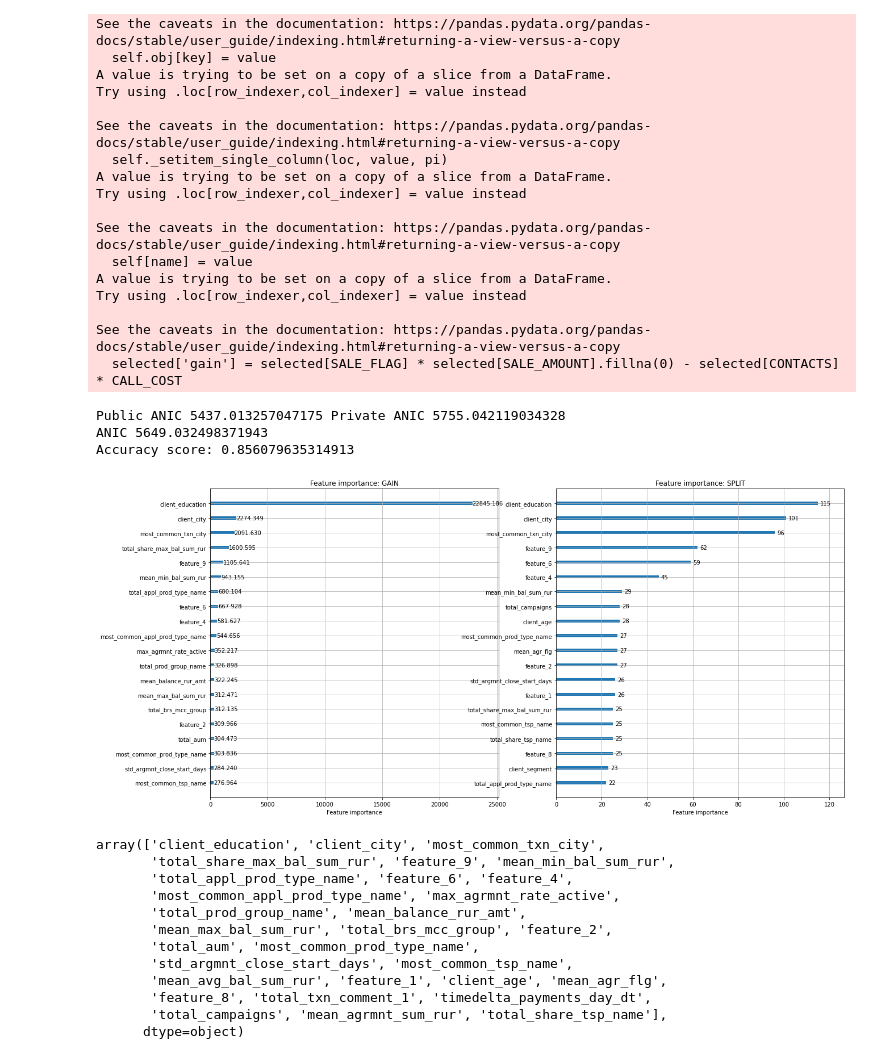
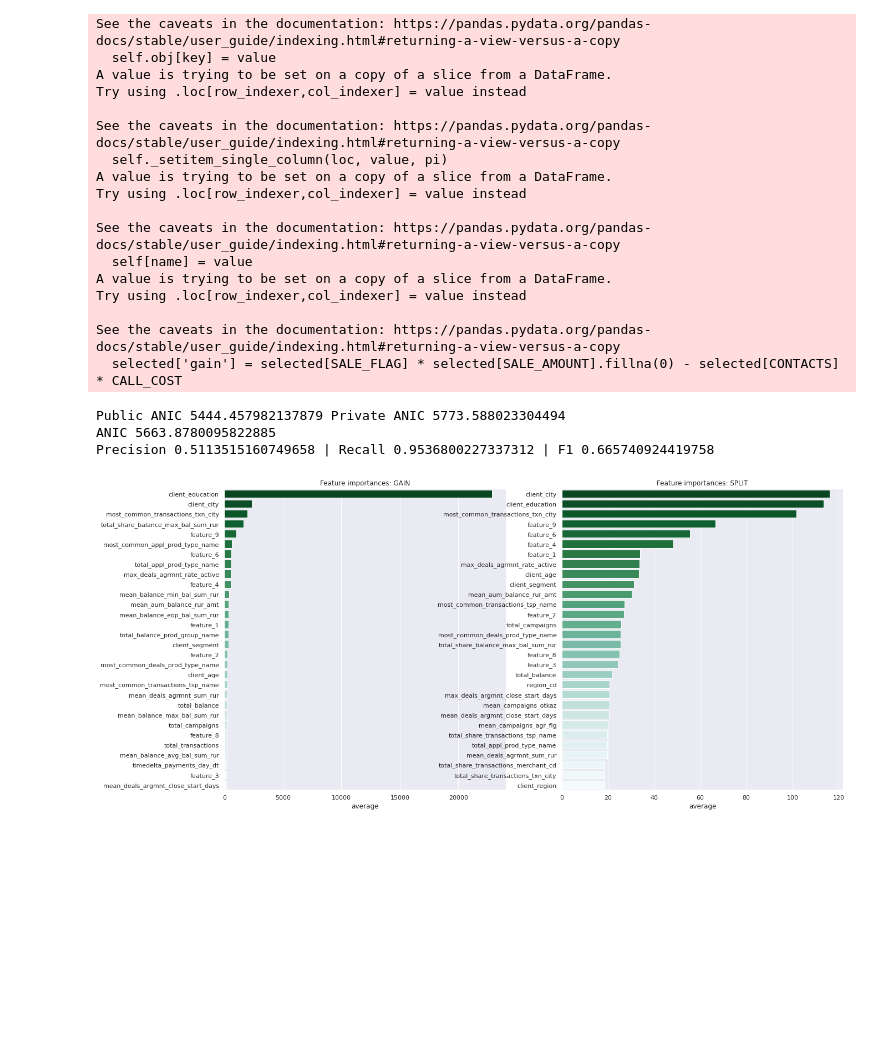
Before and after one commit to artkulak/idao-2021-finals, a Jupyter notebook: Baseline-kovalev.ipynb, the cells around one changed output. Saved outputs shown, nothing was run; the diff lists cells and outputs as text; code cells hidden in the pictures; blank space fills up the shorter version.

```diff
--- a/Baseline-kovalev.ipynb
+++ b/Baseline-kovalev.ipynb
@@ -7,6 +7,7 @@ import lightgbm
 import matplotlib.pyplot as plt
 import pandas as pd
 import numpy as np
+import seaborn as sns
 from pathlib import Path
 import wandb
 import datetime
@@ -15,10 +16,12 @@ import random
 import joblib
 import shutil
 
+sns.set()
+
 from sklearn.cluster import KMeans
 from sklearn.model_selection import KFold
 from sklearn.model_selection import train_test_split
-from sklearn.metrics import accuracy_score
+from sklearn.metrics import f1_score, precision_score, recall_score
 from sklearn.preprocessing import LabelEncoder
 from scoring import local_scorer
 import scipy
@@ -458,6 +498,8 @@ def running_train(X_train, Y_train, X_val, Y_val, i_fold=None, seed=None, params
 # %%
 oof = np.zeros((X.shape[0], n_seed)) # cv_score
 seeds = []
+models_fe_split = []
+models_fe_gain = []
 for i_seed in range(n_seed):
     seed = FIXED_SEEDS[i_seed]
     seed_everything(seed)
@@ -485,6 +527,8 @@ for i_seed in range(n_seed):
         # predict on oof
         print('predict on oof...', end='')
         model = joblib.load( OUTPUT_PATH / 'models' / f'lightgbm_{i_fold}_{seed}_{CURRENT_TIME}.pkl')
+        models_fe_split.append(model.booster_.feature_importance(importance_type='split'))
+        models_fe_gain.append(model.booster_.feature_importance(importance_type='gain'))
 
         prediction = model.predict_proba(X_val)[:, 1]
 #         prediction = model.predict(X_val)
@@ -561,39 +605,35 @@ Try using .loc[row_indexer,col_indexer] = value instead
 See the caveats in the documentation: https://pandas.pydata.org/pandas-docs/stable/user_guide/indexing.html#returning-a-view-versus-a-copy
   selected['gain'] = selected[SALE_FLAG] * selected[SALE_AMOUNT].fillna(0) - selected[CONTACTS] * CALL_COST
 # %%
-validation_accuracy = accuracy_score(Y_test['sale_flg'], Y_predicted)
+validation_precision = precision_score(Y_test['sale_flg'], Y_predicted)
+validation_recall = recall_score(Y_test['sale_flg'], Y_predicted)
+validation_f1 = f1_score(Y_test['sale_flg'], Y_predicted)
 print(f'Public ANIC {public_score} Private ANIC {private_score}')
 print(f'ANIC {1/3*public_score+ 2/3 * private_score}')
-print(f'Accuracy score: {validation_accuracy}')
+print(f'Precision {validation_precision} | Recall {validation_recall} | F1 {validation_f1}')
 # %% [output]
-Public ANIC 5437.013257047175 Private ANIC 5755.042119034328
-ANIC 5649.032498371943
-Accuracy score: 0.856079635314913
+Public ANIC 5444.457982137879 Private ANIC 5773.588023304494
+ANIC 5663.8780095822885
+Precision 0.5113515160749658 | Recall 0.9536800227337312 | F1 0.665740924419758
-# %%
-fig, ax = plt.subplots(1, 2, figsize=(20, 10))
-lightgbm.plot_importance(model, ax=ax[0], importance_type='gain', max_num_features=20, title='Feature importance: GAIN', ylabel='')
-lightgbm.plot_importance(model, ax=ax[1], importance_type='split', max_num_features=20, title='Feature importance: SPLIT', ylabel='')
-plt.show()
-# %% [output]
-[figure, removed]
-# %%
-feature_importance = pd.DataFrame(np.array([list(X.columns),model.booster_.feature_importance(importance_type='gain')]).T)
-feature_importance.columns = ['column', 'importance']
-feature_importance['importance'] = feature_importance['importance'].map(float)
-feature_importance.sort_values(by='importance', ascending = False).iloc[:30, 0].values
-# %% [output]
-array(['client_education', 'client_city', 'most_common_txn_city',
-       'total_share_max_bal_sum_rur', 'feature_9', 'mean_min_bal_sum_rur',
-       'total_appl_prod_type_name', 'feature_6', 'feature_4',
-       'most_common_appl_prod_type_name', 'max_agrmnt_rate_active',
-       'total_prod_group_name', 'mean_balance_rur_amt',
-       'mean_max_bal_sum_rur', 'total_brs_mcc_group', 'feature_2',
-       'total_aum', 'most_common_prod_type_name',
-       'std_argmnt_close_start_days', 'most_common_tsp_name',
-       'mean_avg_bal_sum_rur', 'feature_1', 'client_age', 'mean_agr_flg',
-       'feature_8', 'total_txn_comment_1', 'timedelta_payments_day_dt',
-       'total_campaigns', 'mean_agrmnt_sum_rur', 'total_share_tsp_name'],
-      dtype=object)
+# %%
+df_models_fe_split = pd.DataFrame(models_fe_split).T
+df_models_fe_split['feature'] = X.columns
+df_models_fe_split['average'] = df_models_fe_split.mean(axis=1)
+
+df_models_fe_gain = pd.DataFrame(models_fe_gain).T
+df_models_fe_gain['feature'] = X.columns
+df_models_fe_gain['average'] = df_models_fe_gain.mean(axis=1)
+# %%
+fig, ax = plt.subplots(1, 2, figsize=(20, 10))
+sns.barplot(data=df_models_fe_gain.sort_values(by='average', ascending=False).head(30), x='average', y='feature', palette="BuGn_r", ax=ax[0])
+ax[0].set_title('Feature importances: GAIN')
+ax[0].set_ylabel('')
+sns.barplot(data=df_models_fe_split.sort_values(by='average', ascending=False).head(30), x='average', y='feature', palette="BuGn_r", ax=ax[1])
+ax[1].set_title('Feature importances: SPLIT')
+ax[1].set_ylabel('')
+plt.show()
+# %% [output]
+[figure, added]
 # %%
 retrain_after_valid = False
 if retrain_after_valid:
```
Also changed, not shown: parts of 12 cells of this notebook.
